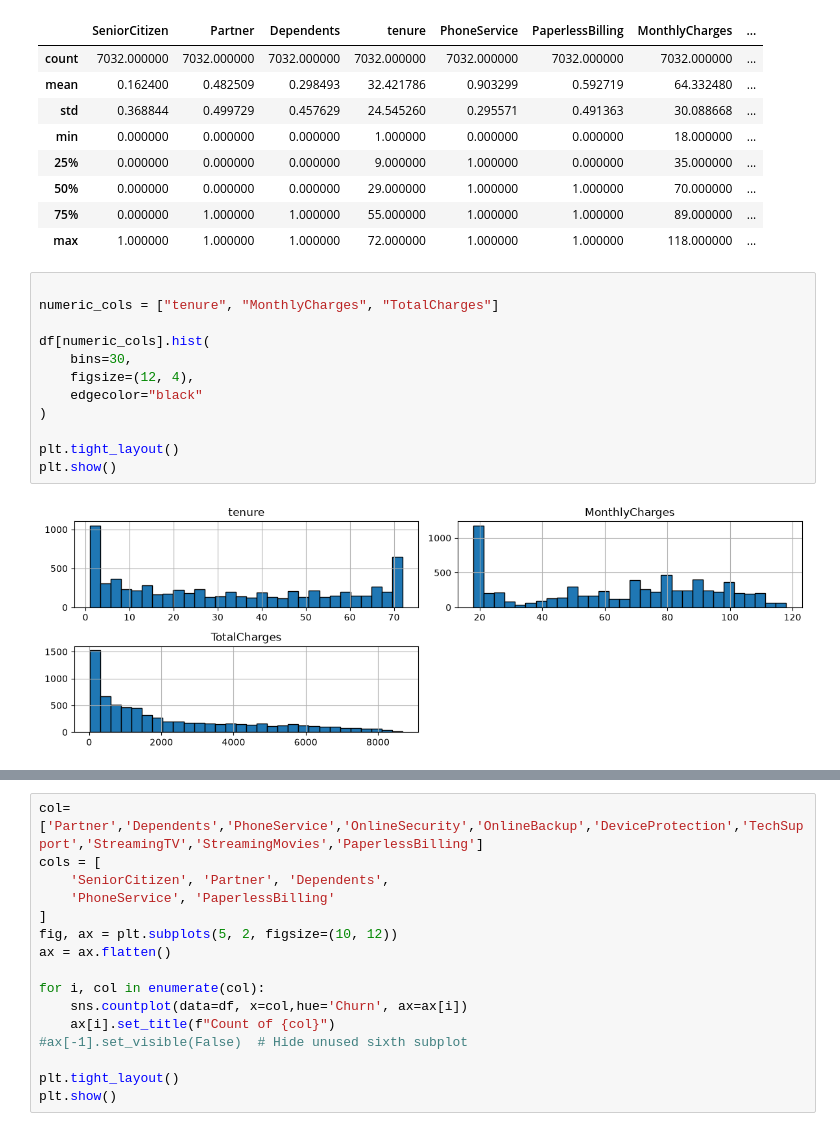
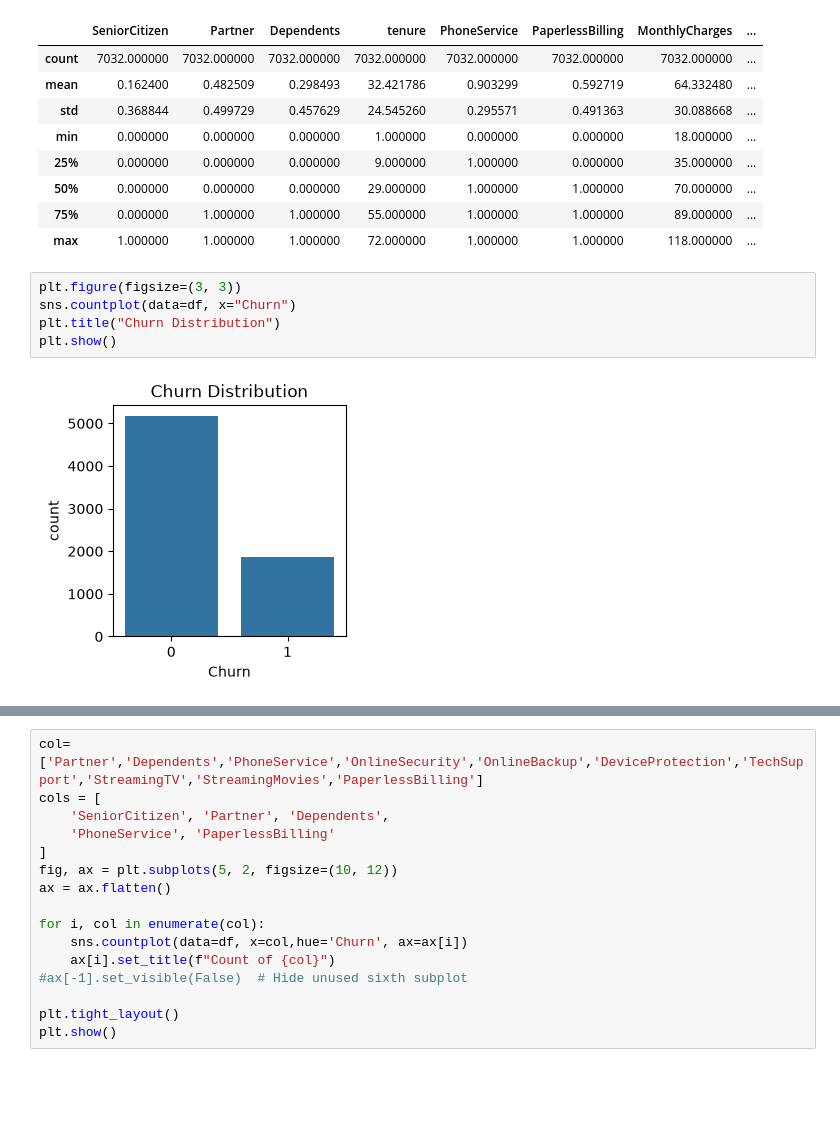
Before and after one commit to MANDEEP9711/telco-customer-churn-prediction, a Jupyter notebook: notebook/02_eda.ipynb, the cells around one changed output, grey strips where cells are left out. Cells and saved outputs as stored; diff of their text form; blank space fills up the shorter version.

```diff
--- a/notebook/02_eda.ipynb
+++ b/notebook/02_eda.ipynb
@@ -68,17 +68,10 @@ df.describe()
 | 50% | 0.000000 | 0.000000 | 0.000000 | 29.000000 | 1.000000 | 1.000000 | 70.000000 | ... |
 | 75% | 0.000000 | 1.000000 | 1.000000 | 55.000000 | 1.000000 | 1.000000 | 89.000000 | ... |
 | max | 1.000000 | 1.000000 | 1.000000 | 72.000000 | 1.000000 | 1.000000 | 118.000000 | ... |
-# %%
-
-numeric_cols = ["tenure", "MonthlyCharges", "TotalCharges"]
-
-df[numeric_cols].hist(
-    bins=30,
-    figsize=(12, 4),
-    edgecolor="black"
-)
-
-plt.tight_layout()
-plt.show()
-# %% [output]
-[figure, removed]
+# %%
+plt.figure(figsize=(3, 3))
+sns.countplot(data=df, x="Churn")
+plt.title("Churn Distribution")
+plt.show()
+# %% [output]
+[figure, added]
```
Also changed, not shown: parts of 1 cell of this notebook, 1 other file.
